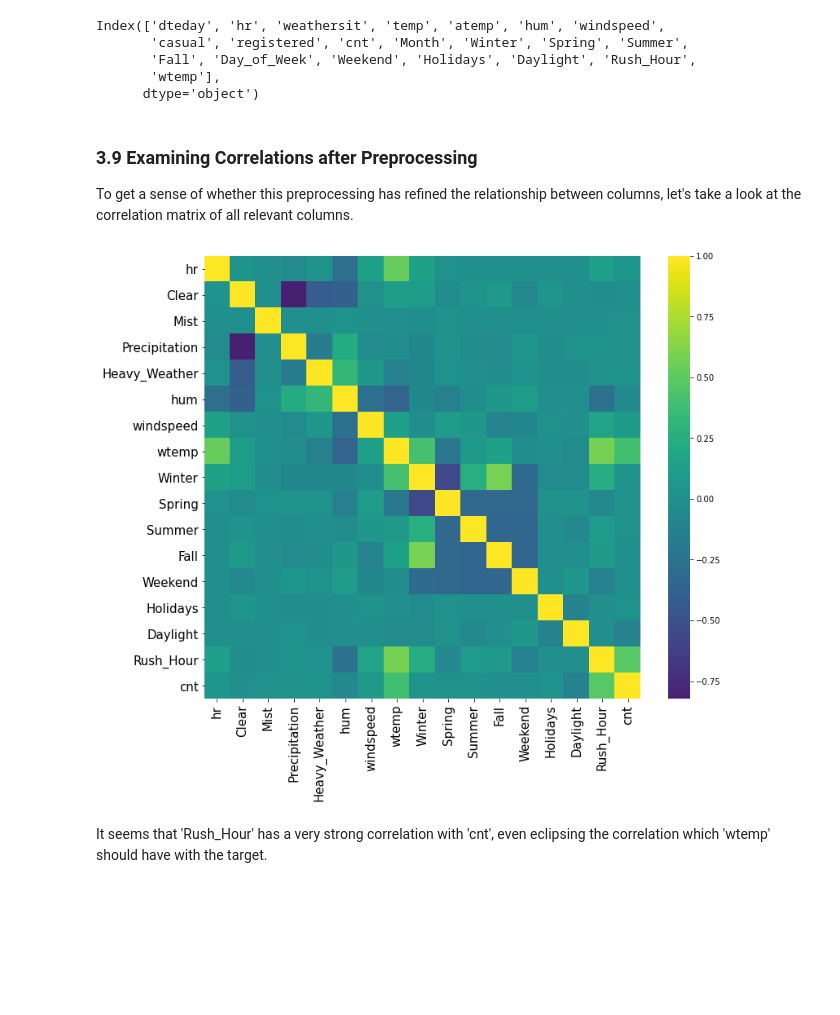
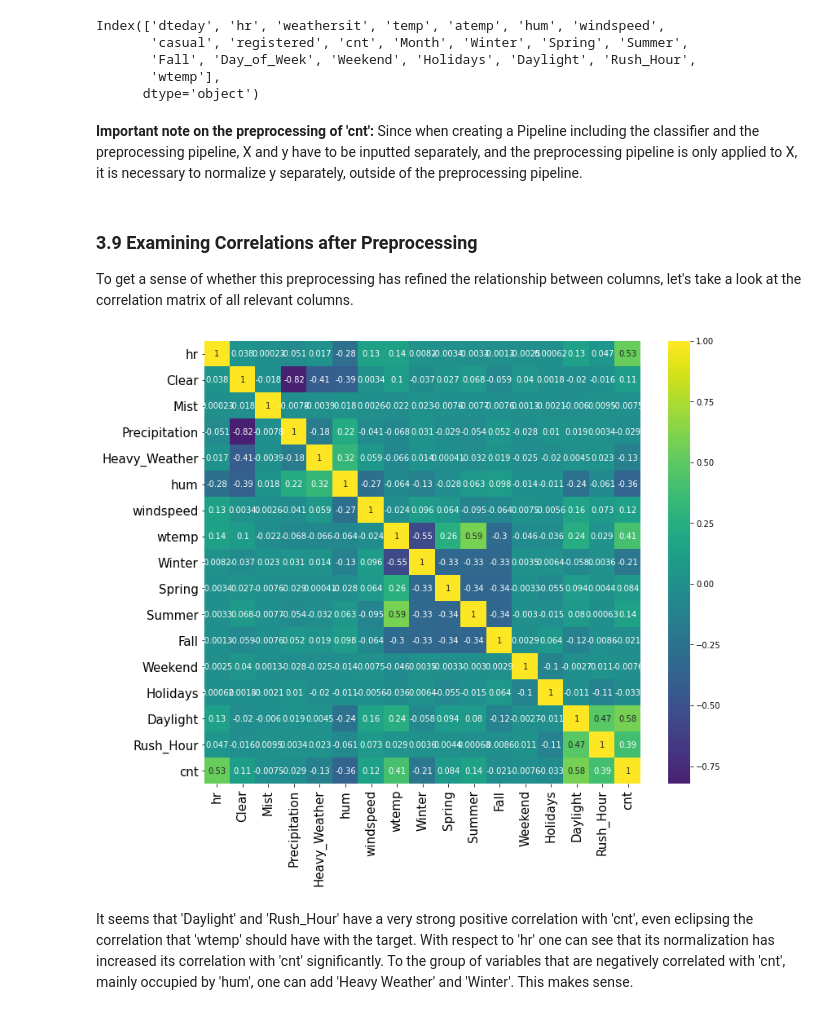
Before and after one commit to altogi/PredictingBikeSharing, a Jupyter notebook: Bike_Sharing_Group3.ipynb, the cells around one changed output. Cells and saved outputs as stored; diff of their text form; code cells hidden in the pictures; blank space fills up the shorter version.

```diff
--- a/Bike_Sharing_Group3.ipynb
+++ b/Bike_Sharing_Group3.ipynb
@@ -364,7 +376,7 @@ def map_and_impute_weather(df, method='most_frequent'):
                                                         .rename(columns={'Most_Frequent': 'weathersit'})
 
 
-    if method == 'closest_entry':
+    elif method == 'closest_entry':
         #This second method imputes null values of 'weathersit' with the values of the closest entry in time.
         df[['weathersit']] = df[['weathersit']]\
                                                 .fillna(method='bfill', axis=0)\
@@ -671,29 +683,32 @@ preprocessing = ColumnTransformer([
                             ('weather_transformer', weathersit_pipe, ['Month', 'weathersit']),
                             ('hum_transformer', hum_pipe, ['Month', 'hum']),
                             ('windspeed_transformer', windspeed_pipe, ['Month', 'windspeed']),
-                            ('cnt_transformer', cnt_pipe, ['cnt']),
                             ('numeric_passthrough', 'passthrough', ['wtemp']),
                             ('boolean_passthrough', 'passthrough',
                                  ['Winter', 'Spring', 'Summer', 'Fall', 'Weekend', 'Holidays', 'Daylight', 'Rush_Hour']),
                             ], remainder='drop')
-# %%
-df_processed = pd.DataFrame(
-                            data=preprocessing.fit_transform(df),
-                            columns=['hr', 'Clear', 'Mist', 'Precipitation', 'Heavy_Weather', 'hum', 'windspeed',
-                                     'wtemp', 'Winter', 'Spring', 'Summer', 'Fall', 'Weekend', 'Holidays',
-                                     'Daylight', 'Rush_Hour', 'cnt']
-                            )
+# %% [markdown]
+**Important note on the preprocessing of 'cnt':** Since when creating a Pipeline including the classifier and the preprocessing pipeline, X and y have to be inputted separately, and the preprocessing pipeline is only applied to X, it is necessary to normalize y separately, outside of the preprocessing pipeline.
 # %% [markdown]
 ### 3.9 Examining Correlations after Preprocessing
 To get a sense of whether this preprocessing has refined the relationship between columns, let's take a look at the correlation matrix of all relevant columns.
+# %%
+df_processed = pd.DataFrame(
+                            data=preprocessing.fit_transform(df),
+                            columns=['hr', 'Clear', 'Mist', 'Precipitation', 'Heavy_Weather', 'hum', 'windspeed',
+                                     'wtemp', 'Winter', 'Spring', 'Summer', 'Fall', 'Weekend', 'Holidays',
+                                     'Daylight', 'Rush_Hour']
+                            )
+cnt_processed = pd.DataFrame(data=cnt_pipe.fit_transform(df[['cnt']]), columns=['cnt'])
+df_processed = pd.concat((df_processed, cnt_processed), axis=1)
 # %%
 fig, ax = plt.subplots(figsize=(12, 10))
-corr_mat = sns.heatmap(df_processed.corr(), annot=False, cmap='viridis', ax=ax, center=0, annot_kws={"fontsize":12})
+corr_mat = sns.heatmap(df_processed.corr(), annot=True, cmap='viridis', ax=ax, center=0, annot_kws={"fontsize":10})
 xtick_labels = corr_mat.get_xmajorticklabels()
 ytick_labels = corr_mat.get_ymajorticklabels()
 _ = corr_mat.set_xticklabels(xtick_labels, fontsize = 15)
 _ = corr_mat.set_yticklabels(ytick_labels, fontsize = 15)
 # %% [output]
-[figure, old version]
+[figure, new version]
-# %% [markdown]
-It seems that 'Rush_Hour' has a very strong correlation with 'cnt', even eclipsing the correlation which 'wtemp' should have with the target.
+# %% [markdown]
+It seems that 'Daylight' and 'Rush_Hour' have a very strong positive correlation with 'cnt', even eclipsing the correlation that 'wtemp' should have with the target. With respect to 'hr' one can see that its normalization has increased its correlation with 'cnt' significantly. To the group of variables that are negatively correlated with 'cnt', mainly occupied by 'hum', one can add 'Heavy Weather' and 'Winter'. This makes sense.
```
Also changed, not shown: parts of 58 cells of this notebook.
